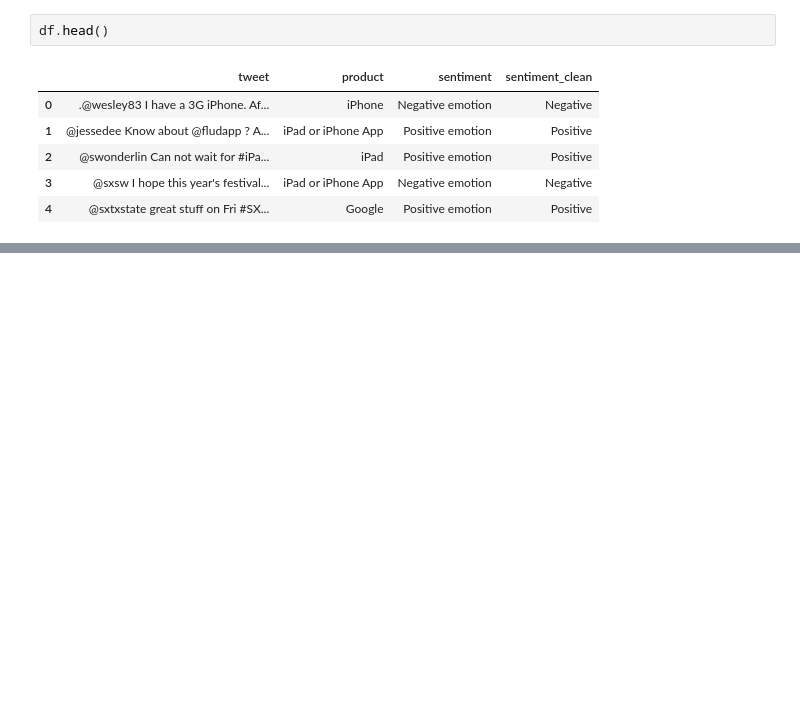
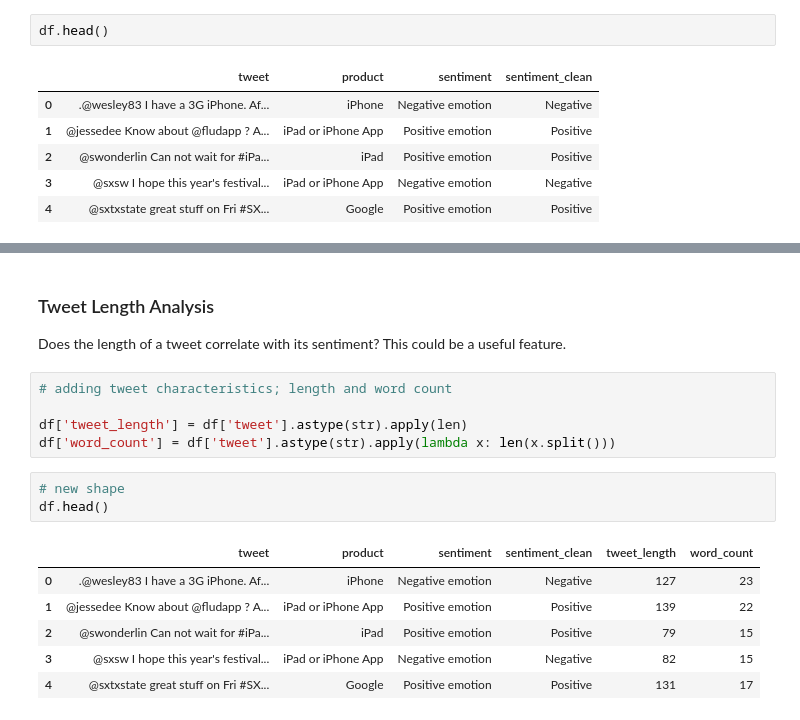
Before and after one commit to salmamwende-code/group1, a Jupyter notebook: notebooks/Steve.ipynb, the cells around one changed output, grey strips where cells are left out. Saved outputs shown, nothing was run; the diff lists cells and outputs as text; blank space fills up the shorter version.

```diff
--- a/notebooks/Steve.ipynb
+++ b/notebooks/Steve.ipynb
@@ -346,0 +351,19 @@ df.head()
+# %% [markdown]
+### Tweet Length Analysis
+
+Does the length of a tweet correlate with its sentiment? This could be a useful feature.
+# %%
+# adding tweet characteristics; length and word count
+
+df['tweet_length'] = df['tweet'].astype(str).apply(len)
+df['word_count'] = df['tweet'].astype(str).apply(lambda x: len(x.split()))
+# %%
+# new shape
+df.head()
+# %% [output]
+|  | tweet | product | sentiment | sentiment_clean | tweet_length | word_count |
+| 0 | .@wesley83 I have a 3G iPhone. Af... | iPhone | Negative emotion | Negative | 127 | 23 |
+| 1 | @jessedee Know about @fludapp ? A... | iPad or iPhone App | Positive emotion | Positive | 139 | 22 |
+| 2 | @swonderlin Can not wait for #iPa... | iPad | Positive emotion | Positive | 79 | 15 |
+| 3 | @sxsw I hope this year's festival... | iPad or iPhone App | Negative emotion | Negative | 82 | 15 |
+| 4 | @sxtxstate great stuff on Fri #SX... | Google | Positive emotion | Positive | 131 | 17 |
```
Also changed, not shown: parts of 5 cells of this notebook.
